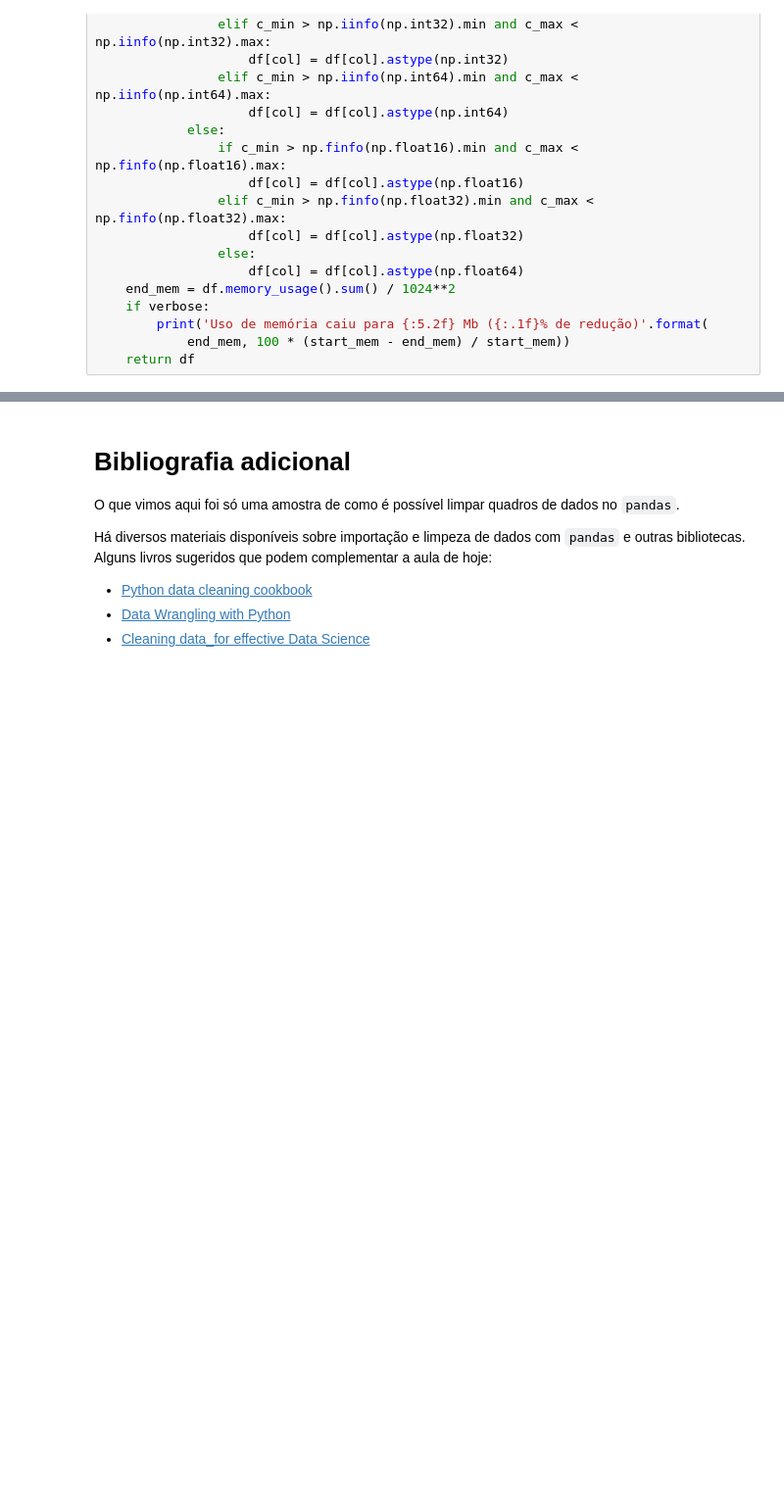
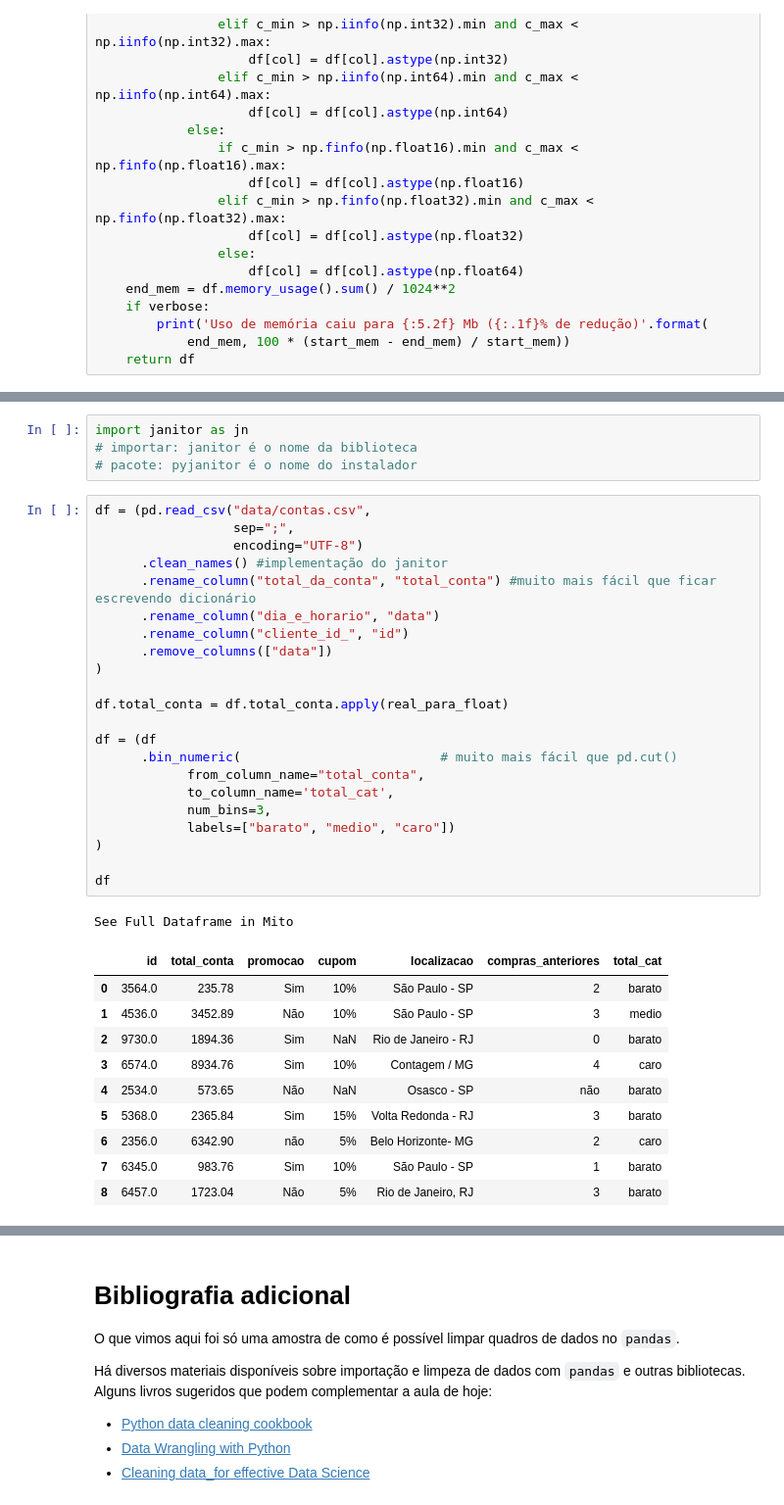
Before and after one commit to fellipemartins/python_curso, a Jupyter notebook: Aula 05 - importando e limpando dados.ipynb, the cells around one changed output, grey strips where cells are left out. Shown: that part at 98% size. Drawn from its saved outputs; the diff is of its cells as text; blank space fills up the shorter version.

```diff
--- a/Aula 05 - importando e limpando dados.ipynb
+++ b/Aula 05 - importando e limpando dados.ipynb
@@ -3474,0 +3485,38 @@ Quadro limpo com sucesso ✔️✔️
+# %%
+import janitor as jn
+# importar: janitor é o nome da biblioteca
+# pacote: pyjanitor é o nome do instalador
+# %%
+df = (pd.read_csv("data/contas.csv",
+                  sep=";",
+                  encoding="UTF-8")
+      .clean_names() #implementação do janitor
+      .rename_column("total_da_conta", "total_conta") #muito mais fácil que ficar escrevendo dicionário
+      .rename_column("dia_e_horario", "data")
+      .rename_column("cliente_id_", "id")
+      .remove_columns(["data"])
+)
+
+df.total_conta = df.total_conta.apply(real_para_float)
+
+df = (df
+      .bin_numeric(                          # muito mais fácil que pd.cut()
+            from_column_name="total_conta",
+            to_column_name='total_cat',
+            num_bins=3,
+            labels=["barato", "medio", "caro"])
+)
+
+df
+# %% [output]
+See Full Dataframe in Mito
+|  | id | total_conta | promocao | cupom | localizacao | compras_anteriores | total_cat |
+| 0 | 3564.0 | 235.78 | Sim | 10% | São Paulo - SP | 2 | barato |
+| 1 | 4536.0 | 3452.89 | Não | 10% | São Paulo - SP | 3 | medio |
+| 2 | 9730.0 | 1894.36 | Sim | NaN | Rio de Janeiro - RJ | 0 | barato |
+| 3 | 6574.0 | 8934.76 | Sim | 10% | Contagem / MG | 4 | caro |
+| 4 | 2534.0 | 573.65 | Não | NaN | Osasco - SP | não | barato |
+| 5 | 5368.0 | 2365.84 | Sim | 15% | Volta Redonda - RJ | 3 | barato |
+| 6 | 2356.0 | 6342.90 | não | 5% | Belo Horizonte- MG | 2 | caro |
+| 7 | 6345.0 | 983.76 | Sim | 10% | São Paulo - SP | 1 | barato |
+| 8 | 6457.0 | 1723.04 | Não | 5% | Rio de Janeiro, RJ | 3 | barato |
```
Also changed, not shown: parts of 3 cells of this notebook.
